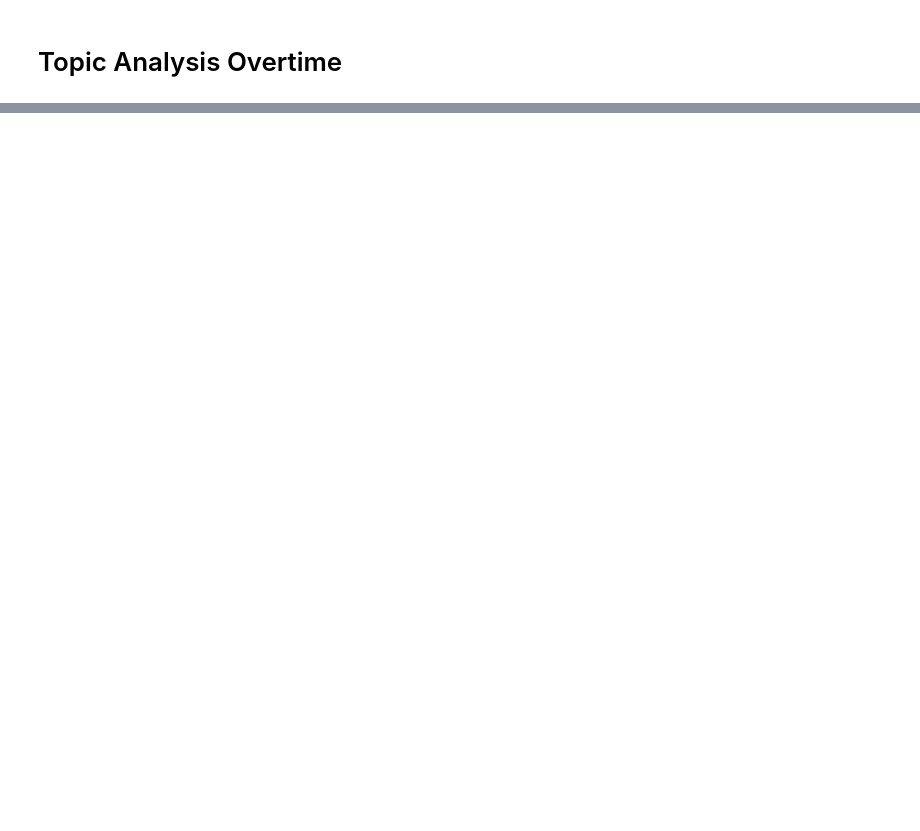
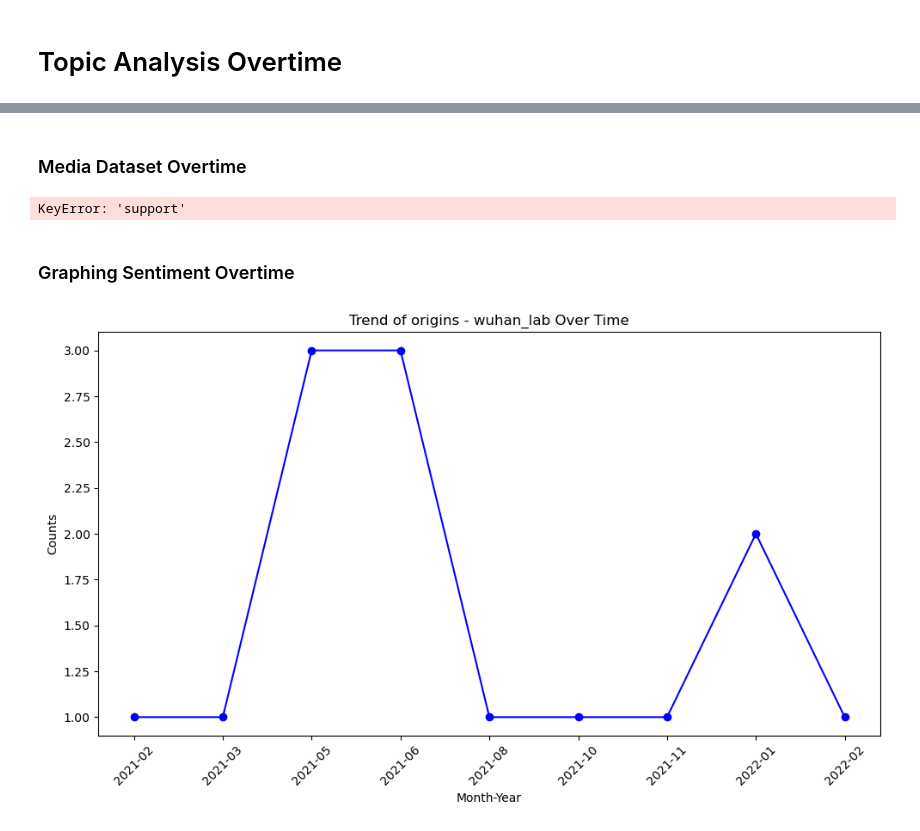
Before and after one commit to janthonas/Vaccine-Tweet-Modelling, a Jupyter notebook: data_analysis/Topic Analysis.ipynb, the cells around one changed output, grey strips where cells are left out. Saved outputs shown, nothing was run; the diff lists cells and outputs as text; code cells hidden in the pictures; blank space fills up the shorter version.

```diff
--- a/data_analysis/Topic Analysis.ipynb
+++ b/data_analysis/Topic Analysis.ipynb
@@ -14,0 +45,4 @@ media_data = pd.read_csv('../labelled_data/pruned_topic_labelled_media_users.csv
+# %%
+network_organized_data = pd.read_excel('../labelled_data/organized_topics/organized_network_topics.xlsx')
+medicine_organized_data = pd.read_excel('../labelled_data/organized_topics/organized_medicine_topics.xlsx')
+media_organized_data = pd.read_excel('../labelled_data/organized_topics/organized_media_topics.xlsx')
@@ -220,3 +191,7 @@ media_topics_pruned.to_csv('../labelled_data/organized_topics/organized_media_to
+# %%
+full_network_organized_data = pd.merge(network_data, network_organized_data, on='topic_words', how='left')
+full_medicine_organized_data = pd.merge(medicine_data, medicine_organized_data, on='topic_words', how='left')
+full_media_organized_data = pd.merge(media_data, media_organized_data, on='topic_words', how='left')
 # %% [markdown]
 # Topic Analysis Overtime
 # %%
@@ -249,0 +271,10 @@ top_network_topics_per_month
+# %%
+# Convert 'Relationship Date (UTC)' to datetime and extract the year and month
+full_medicine_organized_data['timestamp'] = pd.to_datetime(full_medicine_organized_data['Relationship Date (UTC)'])
+full_medicine_organized_data['year_month'] = full_medicine_organized_data['timestamp'].dt.to_period('M')
+
+# Group by year_month, theme, and sub_theme, and sum the counts
+medicine_data_grouped = full_medicine_organized_data.groupby(['year_month', 'theme', 'sub-theme']).size().reset_index(name='counts')
+
+# Sort the DataFrame by year_month and counts in descending order
+medicine_data_grouped = medicine_data_grouped.sort_values(by=['year_month', 'theme', 'counts'], ascending=[True, True, False])
@@ -249,0 +317,2 @@ top_network_topics_per_month
+# %% [markdown]
+### Media Dataset Overtime
@@ -249,0 +342,32 @@ top_network_topics_per_month
+# %%
+most_variable_media_pairs.loc[('vaccine', 'support')]
+# %% [output]
+KeyError: 'support'
+# %% [markdown]
+### Graphing Sentiment Overtime
+# %%
+specific_theme = 'origins'
+specific_sub_theme = 'wuhan_lab'
+
+# Filter the data for this specific theme and sub-theme
+filtered_data = medicine_data_grouped[(medicine_data_grouped['theme'] == specific_theme) &
+                                     (medicine_data_grouped['sub-theme'] == specific_sub_theme)]
+
+# Sort by 'year_month'
+filtered_data = filtered_data.sort_values(by='year_month')
+
+# Plotting the line chart
+plt.figure(figsize=(10, 6))
+plt.plot(filtered_data['year_month'].astype(str), filtered_data['counts'], marker='o', linestyle='-', color='b')
+
+# Set plot title and labels
+plt.title(f'Trend of {specific_theme} - {specific_sub_theme} Over Time')
+plt.xlabel('Month-Year')
+plt.ylabel('Counts')
+plt.xticks(rotation=45)  # Rotate x-ticks for better readability
+
+# Show the plot
+plt.tight_layout()
+plt.show()
+# %% [output]
+[figure, added]
```
Also changed, not shown: parts of 64 cells of this notebook, 7 other files.
